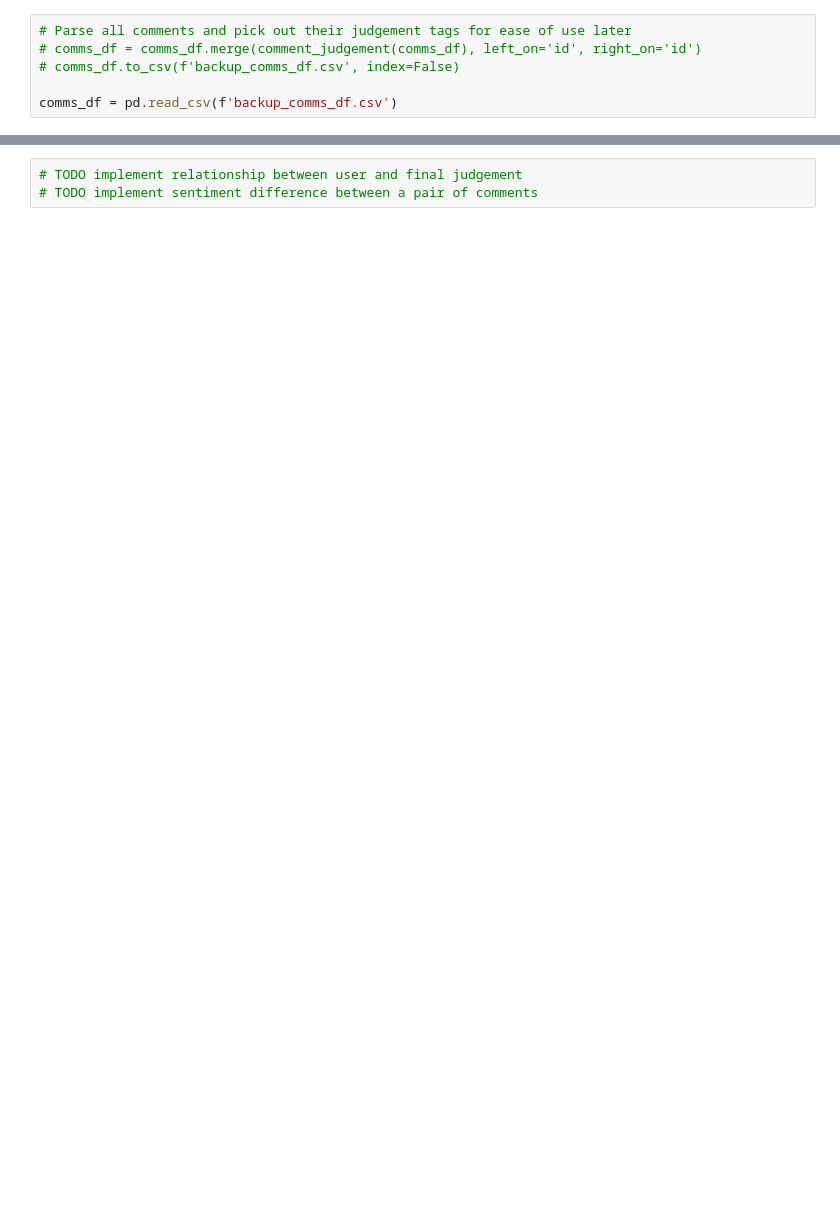
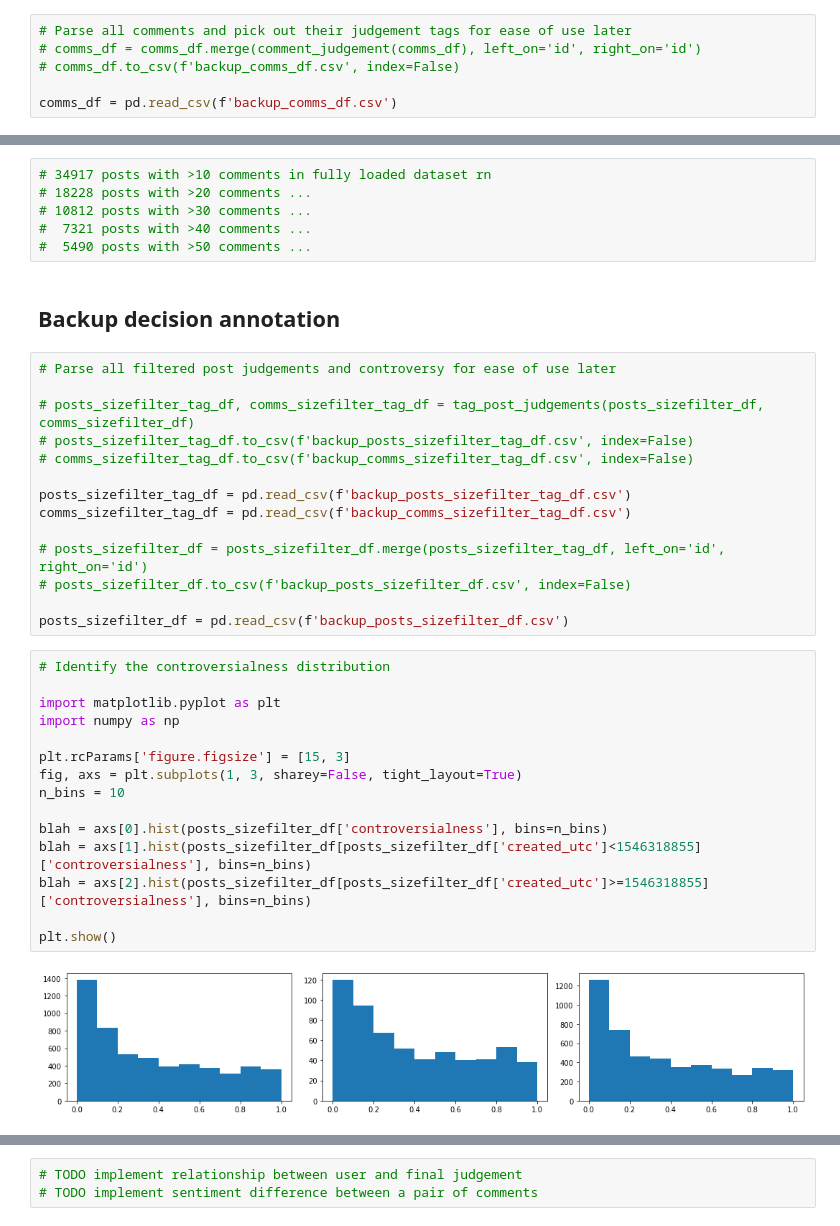
Before and after one commit to cephcyn/cornell_cs6742_a2, a Jupyter notebook: 01_metric_feasibility.ipynb, the cells around one changed output, grey strips where cells are left out. Cells and saved outputs as stored; diff of their text form; blank space fills up the shorter version.

```diff
--- a/01_metric_feasibility.ipynb
+++ b/01_metric_feasibility.ipynb
@@ -150,0 +262,39 @@ temp_b[:5]
+# %%
+# 34917 posts with >10 comments in fully loaded dataset rn
+# 18228 posts with >20 comments ...
+# 10812 posts with >30 comments ...
+#  7321 posts with >40 comments ...
+#  5490 posts with >50 comments ...
+# %% [markdown]
+## Backup decision annotation
+# %%
+# Parse all filtered post judgements and controversy for ease of use later
+
+# posts_sizefilter_tag_df, comms_sizefilter_tag_df = tag_post_judgements(posts_sizefilter_df, comms_sizefilter_df)
+# posts_sizefilter_tag_df.to_csv(f'backup_posts_sizefilter_tag_df.csv', index=False)
+# comms_sizefilter_tag_df.to_csv(f'backup_comms_sizefilter_tag_df.csv', index=False)
+
+posts_sizefilter_tag_df = pd.read_csv(f'backup_posts_sizefilter_tag_df.csv')
+comms_sizefilter_tag_df = pd.read_csv(f'backup_comms_sizefilter_tag_df.csv')
+
+# posts_sizefilter_df = posts_sizefilter_df.merge(posts_sizefilter_tag_df, left_on='id', right_on='id')
+# posts_sizefilter_df.to_csv(f'backup_posts_sizefilter_df.csv', index=False)
+
+posts_sizefilter_df = pd.read_csv(f'backup_posts_sizefilter_df.csv')
+# %%
+# Identify the controversialness distribution
+
+import matplotlib.pyplot as plt
+import numpy as np
+
+plt.rcParams['figure.figsize'] = [15, 3]
+fig, axs = plt.subplots(1, 3, sharey=False, tight_layout=True)
+n_bins = 10
+
+blah = axs[0].hist(posts_sizefilter_df['controversialness'], bins=n_bins)
+blah = axs[1].hist(posts_sizefilter_df[posts_sizefilter_df['created_utc']<1546318855]['controversialness'], bins=n_bins)
+blah = axs[2].hist(posts_sizefilter_df[posts_sizefilter_df['created_utc']>=1546318855]['controversialness'], bins=n_bins)
+
+plt.show()
+# %% [output]
+[figure, added]
```
Also changed, not shown: parts of 18 cells of this notebook.
